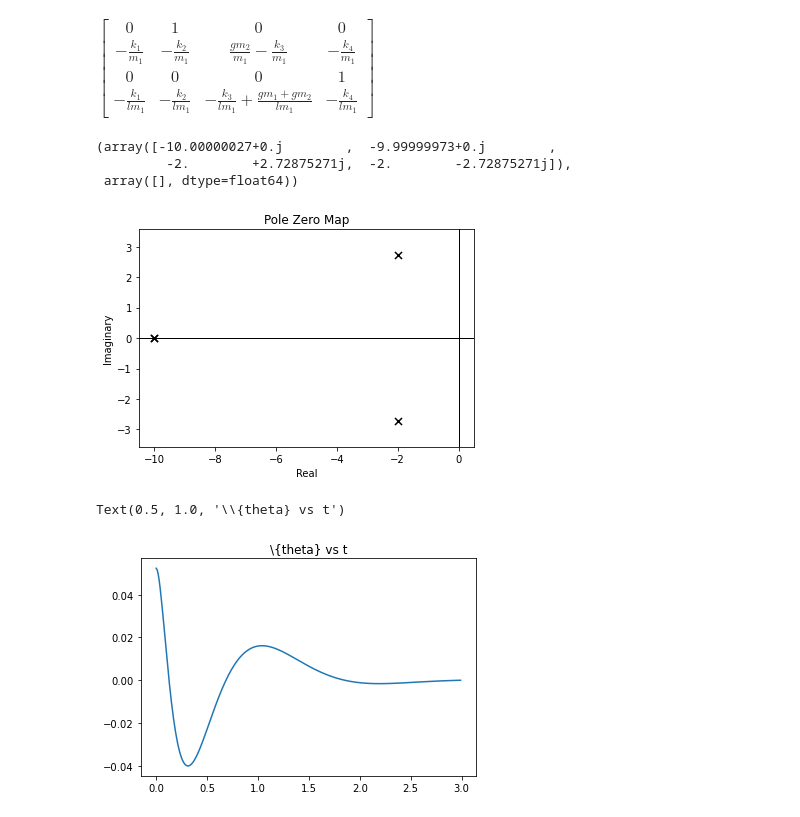
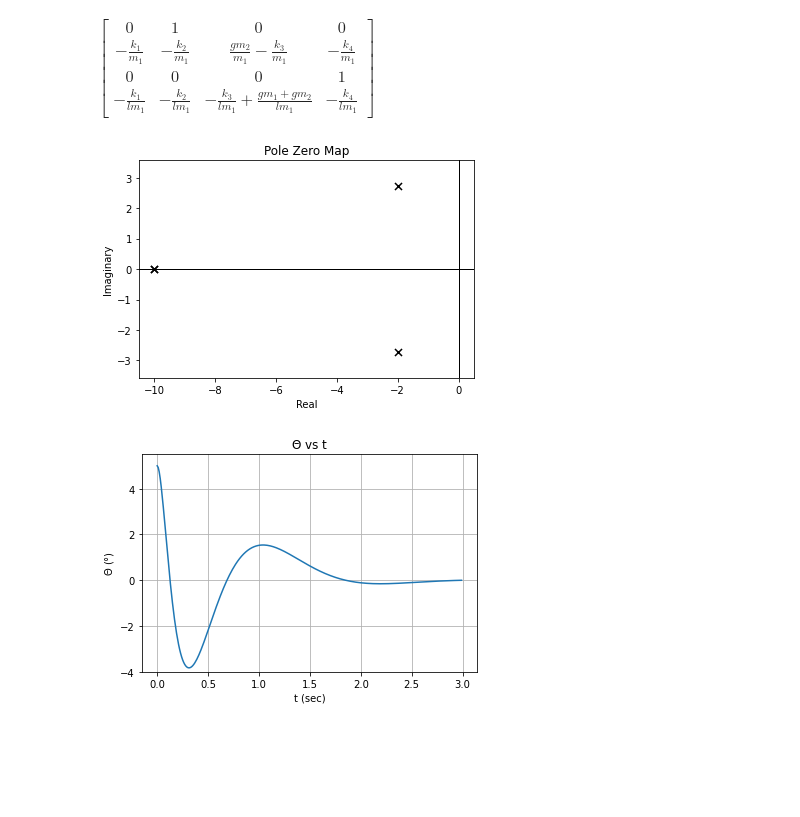
Before and after one commit to seanybaggins/ipendulum, a Jupyter notebook: simulation/gains-derivation.ipynb, the cells around one changed output. Cells and saved outputs as stored; diff of their text form; code cells hidden in the pictures; blank space fills up the shorter version.

Commit message:
better looking plots

```diff
--- a/simulation/gains-derivation.ipynb
+++ b/simulation/gains-derivation.ipynb
@@ -170,25 +170,25 @@ D = Matrix([0,
             0])
 initialStates = [0, # p1x (m)
                  0, # p1xdot (m/s)
-                 3 * pi / 180, # theta (rad)
+                 5 * pi / 180, # theta (rad)
                  0] # thetadot (rad/sec)
 
 sys = StateSpace(AClosedLoop, B, C, D)
 fig1 = plt.figure()
 p1 = pzmap(sys)
 # %% [output]
-(array([-10.00000027+0.j        ,  -9.99999973+0.j        ,
-         -2.        +2.72875271j,  -2.        -2.72875271j]),
- array([], dtype=float64))
 [figure]
 # %%
 fig2 = plt.figure()
 dt = 0.01
 T = np.arange(0, 3, dt)
 y, t = initial(sys, T, initialStates)
-
-p1 = plt.plot(t, y[:, 2])
-plt.title("\{theta} vs t")
+thetaDeg = y[:, 2] * 180/pi
+p1 = plt.plot(t, thetaDeg)
+plt.title("$\Theta$ vs t")
+plt.ylabel("$\Theta$ ($\degree$)")
+plt.ylim([-4, 5.5])
+plt.xlabel("t (sec)")
+plt.grid("on")
 # %% [output]
-Text(0.5, 1.0, '\\{theta} vs t')
-[figure, old version]
+[figure, new version]
```
